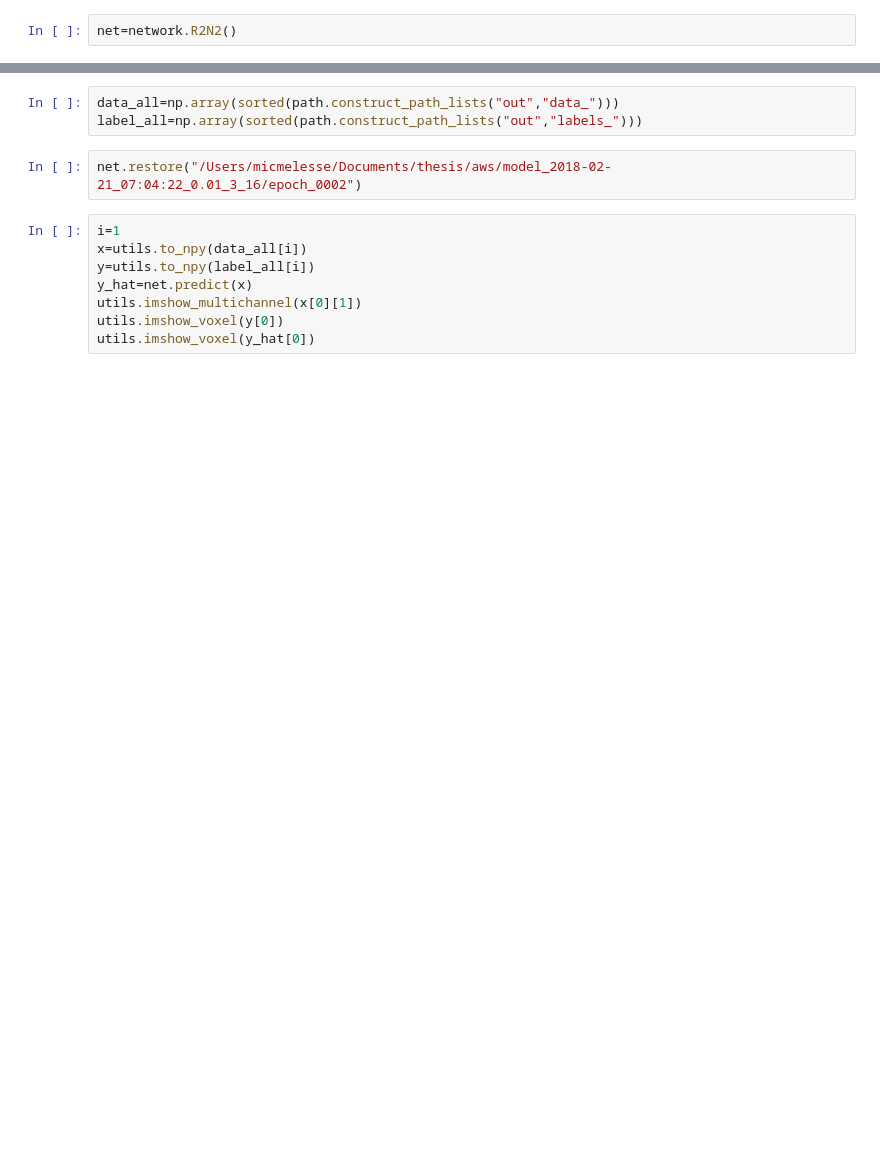
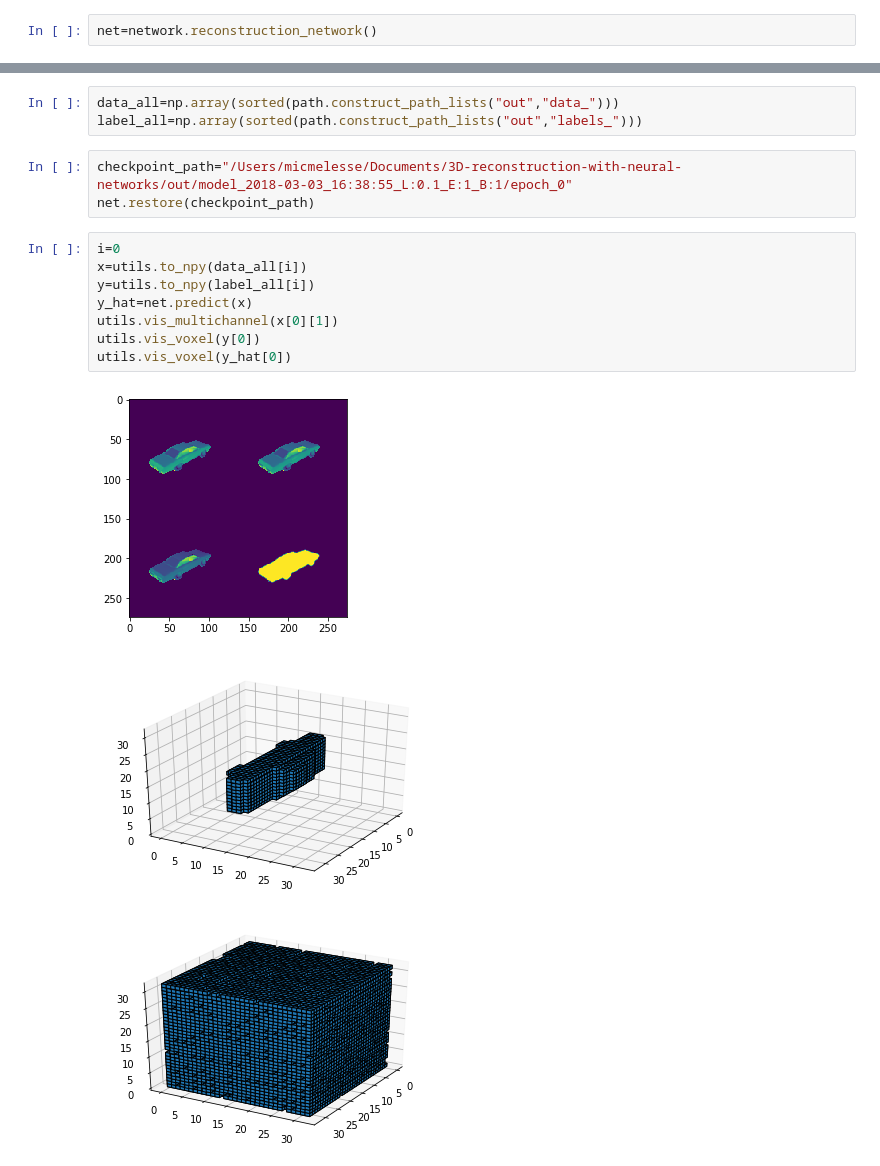
Before and after one commit to micmelesse/3D-reconstruction-with-Neural-Networks, a Jupyter notebook: test.ipynb, the cells around one changed output, grey strips where cells are left out. Cells and saved outputs as stored; diff of their text form; blank space fills up the shorter version.

```diff
--- a/test.ipynb
+++ b/test.ipynb
@@ -14,4 +14,4 @@ import lib.network as network
 import lib.path as path
 import lib.utils as utils
 # %%
-net=network.R2N2()
+net=network.reconstruction_network()
@@ -18,13 +32,18 @@ net=network.R2N2()
 # %%
 data_all=np.array(sorted(path.construct_path_lists("out","data_")))
 label_all=np.array(sorted(path.construct_path_lists("out","labels_")))
-# %%
-net.restore("/Users/micmelesse/Documents/thesis/aws/model_2018-02-21_07:04:22_0.01_3_16/epoch_0002")
+# %%
+checkpoint_path="/Users/micmelesse/Documents/3D-reconstruction-with-neural-networks/out/model_2018-03-03_16:38:55_L:0.1_E:1_B:1/epoch_0"
+net.restore(checkpoint_path)
 # %%
-i=1
+i=0
 x=utils.to_npy(data_all[i])
 y=utils.to_npy(label_all[i])
 y_hat=net.predict(x)
-utils.imshow_multichannel(x[0][1])
-utils.imshow_voxel(y[0])
-utils.imshow_voxel(y_hat[0])
+utils.vis_multichannel(x[0][1])
+utils.vis_voxel(y[0])
+utils.vis_voxel(y_hat[0])
+# %% [output]
+[figure, added]
+[figure, added]
+[figure, added]
```
Also changed, not shown: parts of 1 cell of this notebook, 1 other file.
